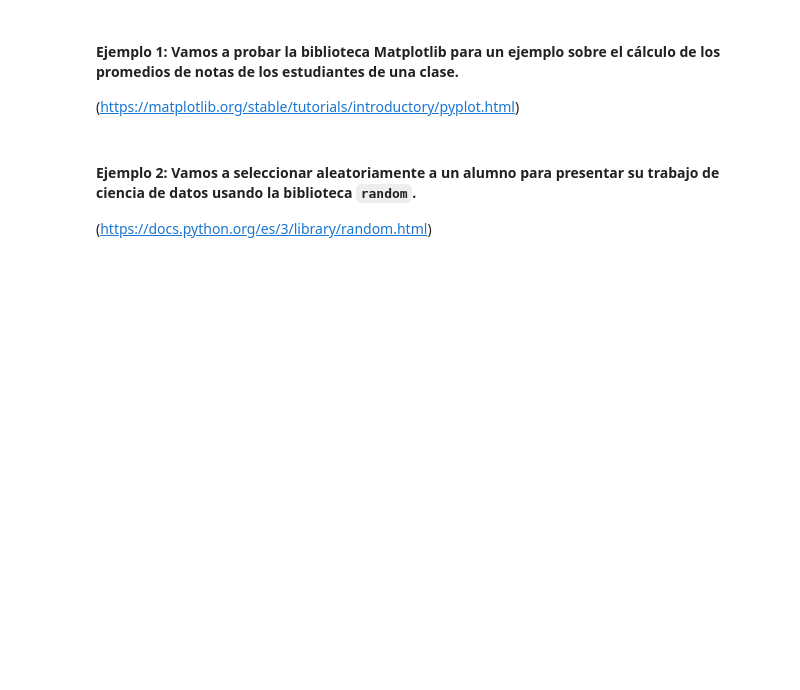
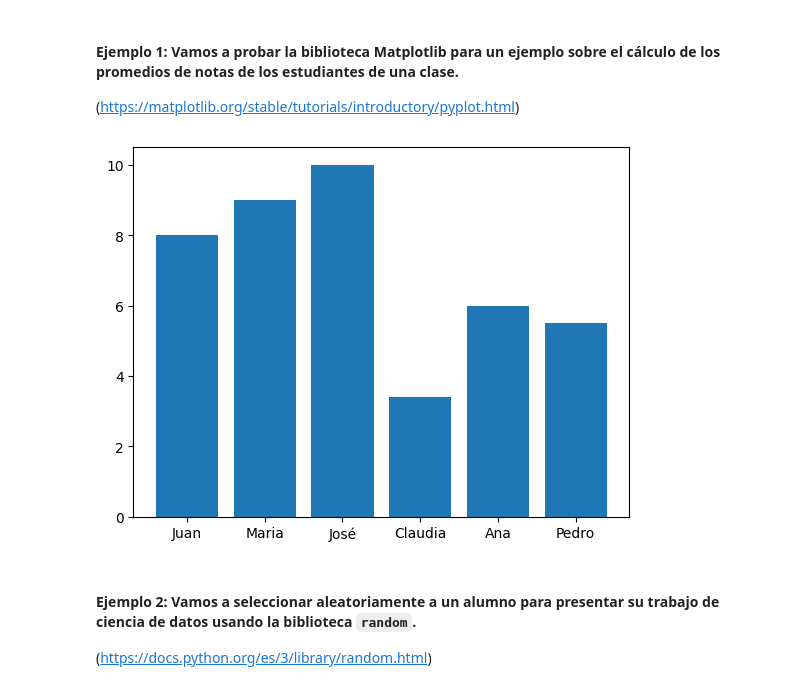
Before and after one commit to giacomo1960/Python-ejercicios, a Jupyter notebook: Python_para_Data_Science.ipynb, the cells around one changed output. Cells and saved outputs as stored; diff of their text form; code cells hidden in the pictures; blank space fills up the shorter version.

```diff
--- a/Python_para_Data_Science.ipynb
+++ b/Python_para_Data_Science.ipynb
@@ -49,3 +62,8 @@ from random import choice
+# %%
+plt.bar (x =  estudiantes,  height= notas) # crear grafico de barras
+plt.show()
+# %% [output]
+[figure, added]
 # %% [markdown]
 #### Ejemplo 2: Vamos a seleccionar aleatoriamente a un alumno para presentar su trabajo de ciencia de datos usando la biblioteca `random`.
 
```
Also changed, not shown: parts of 10 cells of this notebook.
